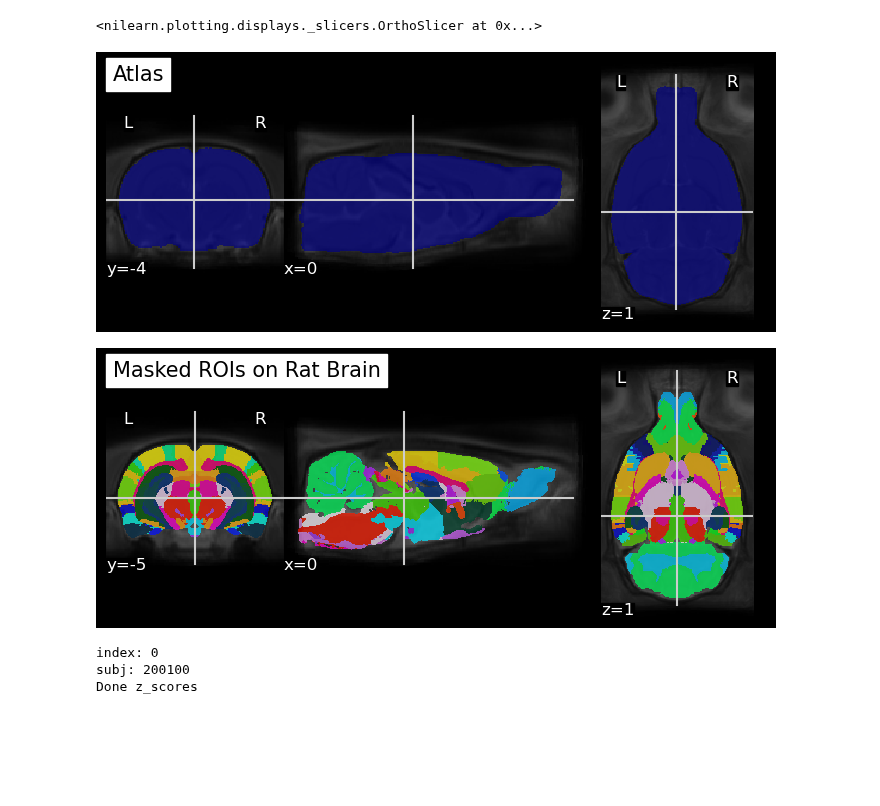
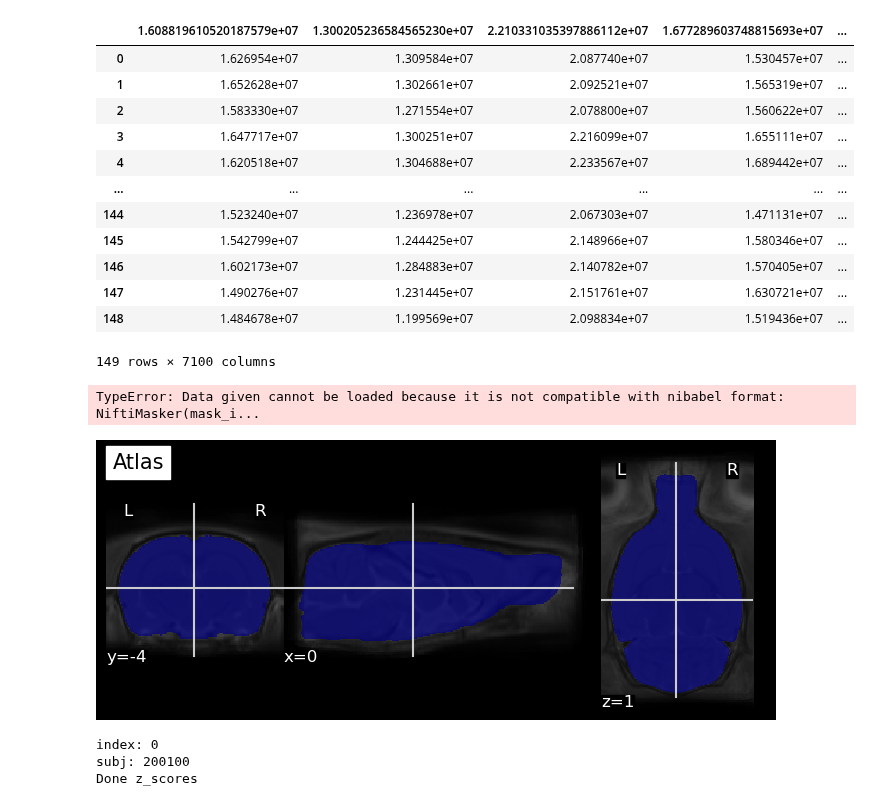
Before and after one commit to grandjeanlab/multirat_se, a Jupyter notebook: script/extract_roi.ipynb, the cells around one changed output. Drawn from its saved outputs; the diff is of its cells as text; code cells hidden in the pictures; blank space fills up the shorter version.

```diff
--- a/script/extract_roi.ipynb
+++ b/script/extract_roi.ipynb
@@ -1 +12,31 @@
+# %%
+# --- Path to input / output data ---
+
+""" Define hrf model used for the first analysis
+    Options :
+    ---------
+    spm
+    glover
+"""
+#hrf_function = 'glover'
+#hrf_function = 'spm'
+#hrf_function = 'rat_hrf_gamma_diff'
+hrf_function = 'rat_hrf_delay_disp'
+
+
+if hrf_function == 'glover':
+    first_level_output = '/project/4180000.19/multirat_stim/scratch/rabies_test/first_level/glover/'
+    output_dir = '/project/4180000.19/multirat_stim/scratch/rabies_test/first_level/glover/'
+elif hrf_function == 'spm':
+    first_level_output = '/project/4180000.19/multirat_stim/scratch/rabies_test/first_level/spm/'
+    output_dir = '/project/4180000.19/multirat_stim/scratch/rabies_test/first_level/spm/'
+elif hrf_function == 'rat_hrf_gamma_diff':
+    first_level_output = '/project/4180000.19/multirat_stim/scratch/rabies_test/first_level/rat_hrf_gamma_diff/'
+    output_dir = '/project/4180000.19/multirat_stim/scratch/rabies_test/first_level/rat_hrf_gamma_diff/'
+elif hrf_function == 'rat_hrf_delay_disp':
+    first_level_output = '/project/4180000.19/multirat_stim/scratch/rabies_test/first_level/rat_hrf_delay_disp/'
+    output_dir = '/project/4180000.19/multirat_stim/scratch/rabies_test/first_level/rat_hrf_delay_disp/'
+
+else:
+    print('No file to be saved. Check that hrf_function is well defined.')
 # %%
@@ -155,15 +165,38 @@ savetxt(predicted_timeseries_dir+'predicted_timeseries_sub-0{}_ses-1.csv'.format
+# %%
+#print(zscores)
+#print("Source")
+#print(subj_img)
+#print(real_timeseries)
+#print("Predicted")
+#print(predicted_timeseries_source_file)
+#print(predicted_timeseries)
+pd.read_csv(real_timeseries_dir + "real_timeseries_sub-0200100_ses-1.csv")
+# %% [output]
+|  | 1.608819610520187579e+07 | 1.300205236584565230e+07 | 2.210331035397886112e+07 | 1.677289603748815693e+07 | ... |
+| 0 | 1.626954e+07 | 1.309584e+07 | 2.087740e+07 | 1.530457e+07 | ... |
+| 1 | 1.652628e+07 | 1.302661e+07 | 2.092521e+07 | 1.565319e+07 | ... |
+| 2 | 1.583330e+07 | 1.271554e+07 | 2.078800e+07 | 1.560622e+07 | ... |
+| 3 | 1.647717e+07 | 1.300251e+07 | 2.216099e+07 | 1.655111e+07 | ... |
+| 4 | 1.620518e+07 | 1.304688e+07 | 2.233567e+07 | 1.689442e+07 | ... |
+| ... | ... | ... | ... | ... | ... |
+| 144 | 1.523240e+07 | 1.236978e+07 | 2.067303e+07 | 1.471131e+07 | ... |
+| 145 | 1.542799e+07 | 1.244425e+07 | 2.148966e+07 | 1.580346e+07 | ... |
+| 146 | 1.602173e+07 | 1.284883e+07 | 2.140782e+07 | 1.570405e+07 | ... |
+| 147 | 1.490276e+07 | 1.231445e+07 | 2.151761e+07 | 1.630721e+07 | ... |
+| 148 | 1.484678e+07 | 1.199569e+07 | 2.098834e+07 | 1.519436e+07 | ... |
+149 rows × 7100 columns
 # %%
 from nilearn import plotting
 
 plotting.plot_roi(atlas_mask, bg_img=template_path, title="Atlas")
-plotting.plot_roi(masker.labels_img_, bg_img=template_path, title='Masked ROIs on Rat Brain')
+plotting.plot_roi(masker, bg_img=template_path, title='Masked ROIs on Rat Brain')
 
 #report = masker.generate_report()
 #report
 # %% [output]
-<nilearn.plotting.displays._slicers.OrthoSlicer at 0x...>
+TypeError: Data given cannot be loaded because it is not compatible with nibabel format:
+NiftiMasker(mask_i...
 [figure]
-[figure, removed]
 # %%
 # - Extract signal based on SIGMA atlas -
 # Won't use it -> I can't deal with output T.T
```
Also changed, not shown: parts of 6 cells of this notebook.
